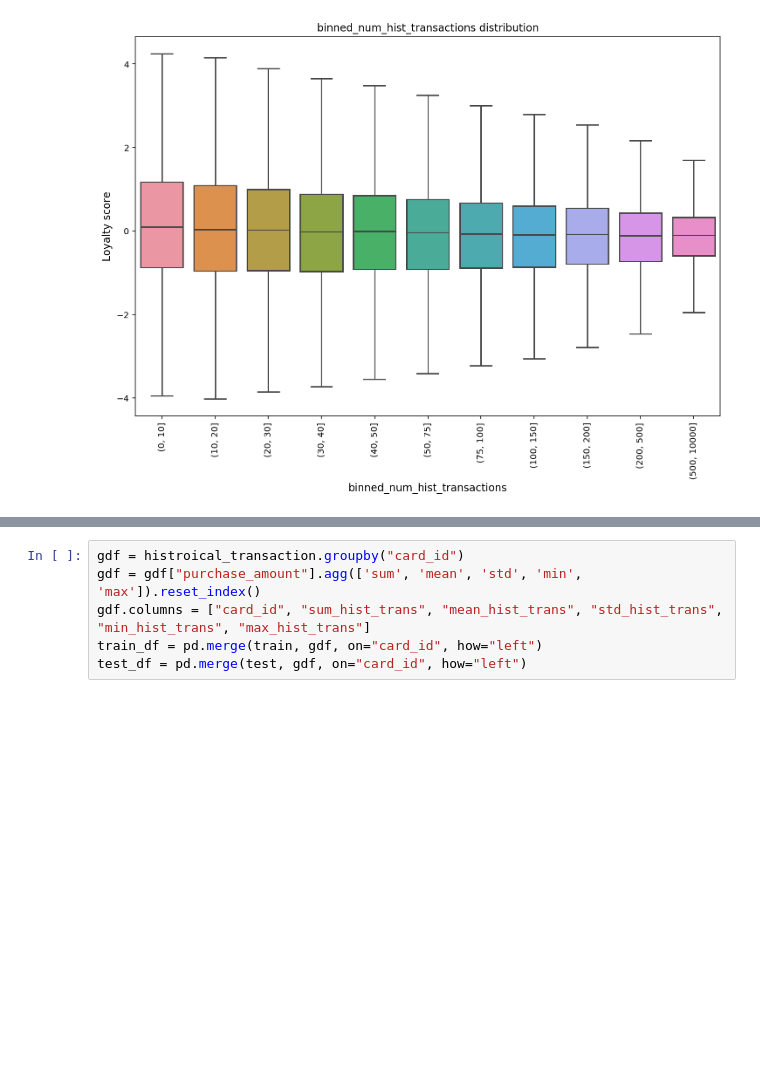
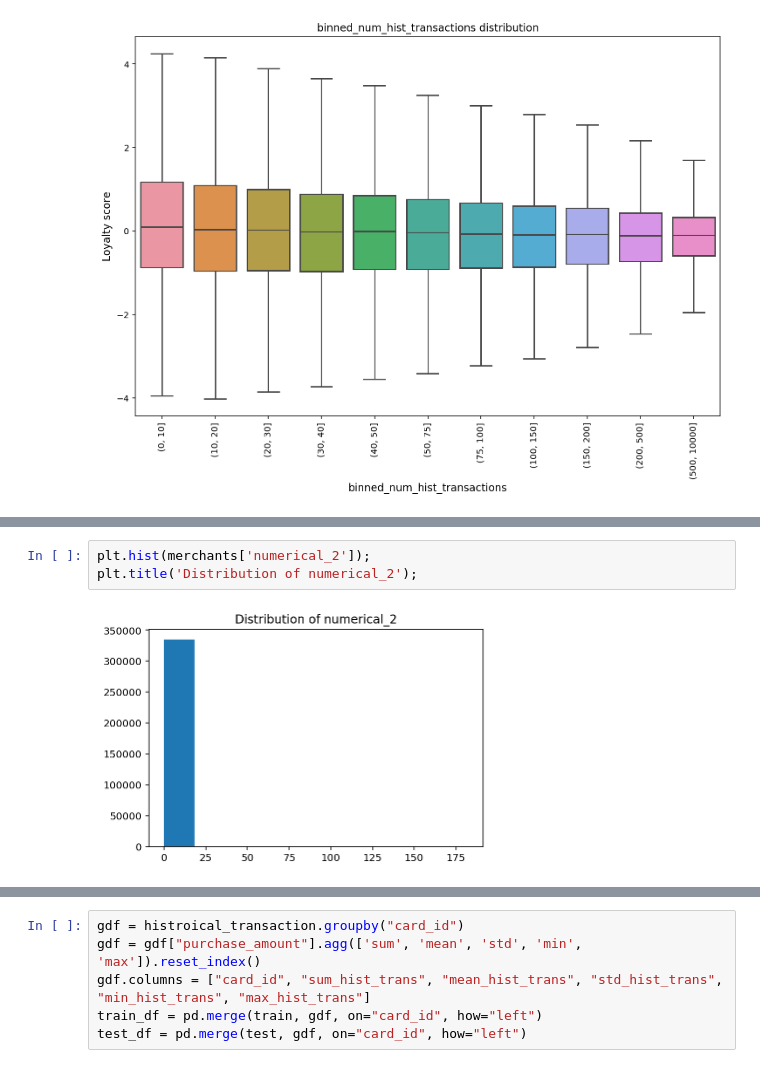
Before and after one commit to mkhoin/Play-Kaggle, a Jupyter notebook: Elo-Merchant-Category-Recommendation/notebooks/01.EDA.ipynb, the cells around one changed output, grey strips where cells are left out. Cells and saved outputs as stored; diff of their text form; blank space fills up the shorter version.

```diff
--- a/Elo-Merchant-Category-Recommendation/notebooks/01.EDA.ipynb
+++ b/Elo-Merchant-Category-Recommendation/notebooks/01.EDA.ipynb
@@ -236,0 +285,5 @@ plt.show()
+# %%
+plt.hist(merchants['numerical_2']);
+plt.title('Distribution of numerical_2');
+# %% [output]
+[figure, added]
```
Also changed, not shown: parts of 29 cells of this notebook, 3 other files.
